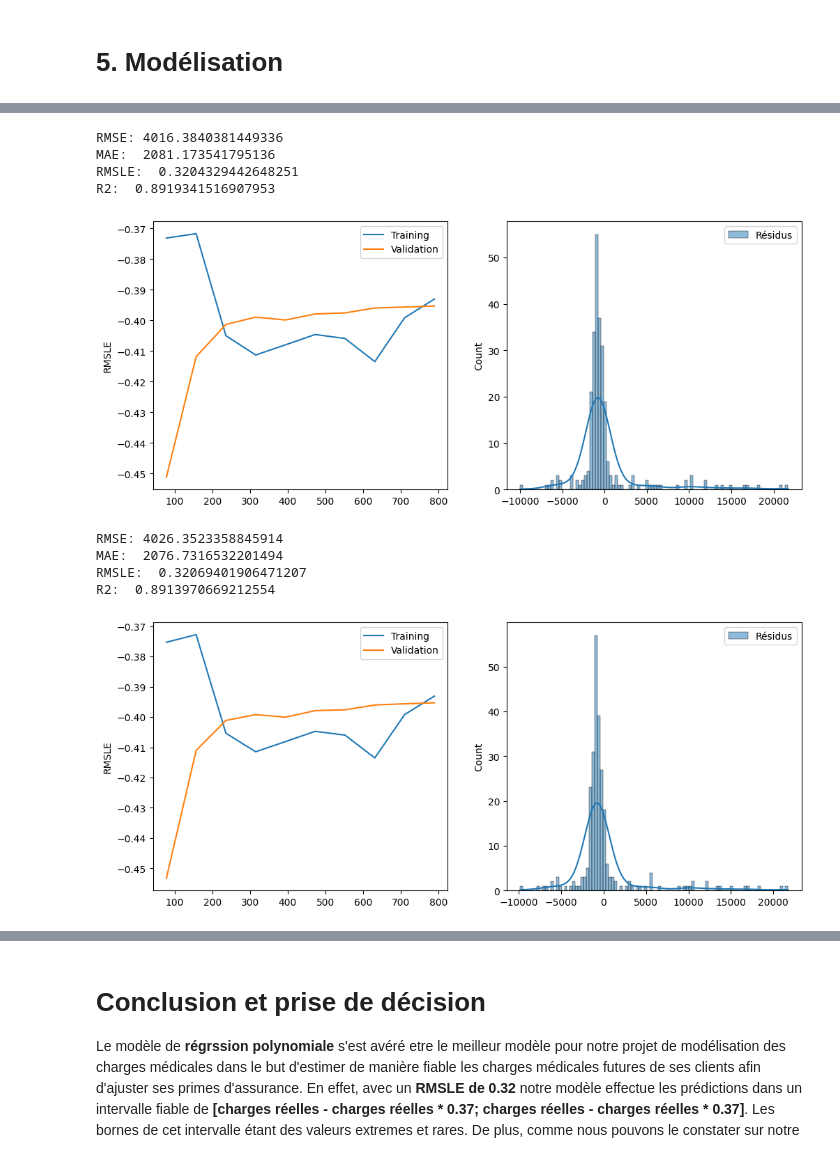
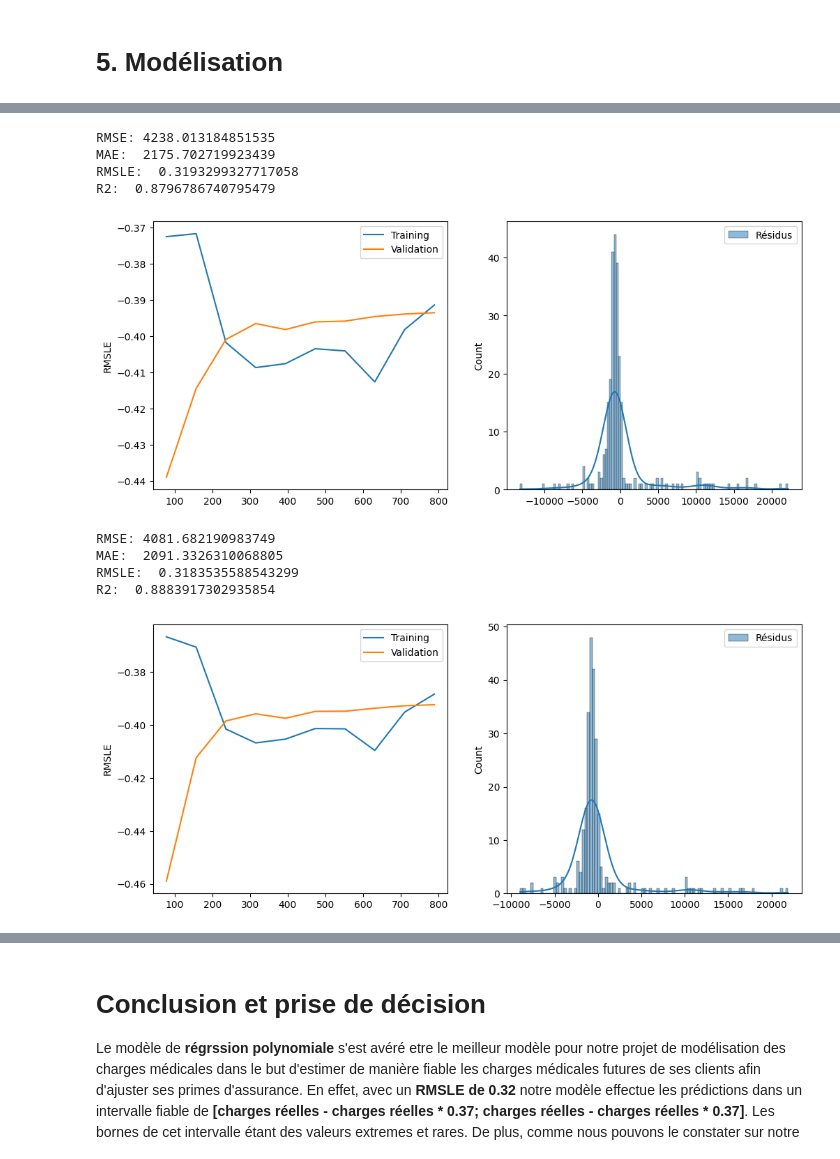
Before and after one commit to StephaneBella/MedicalExpensesEstimation, a Jupyter notebook: notebooks/02_Medical_expenses_Preprocessing&modeling.ipynb, the cells around one changed output, grey strips where cells are left out. Drawn from its saved outputs; the diff is of its cells as text; code cells hidden in the pictures.

```diff
--- a/notebooks/02_Medical_expenses_Preprocessing&modeling.ipynb
+++ b/notebooks/02_Medical_expenses_Preprocessing&modeling.ipynb
@@ -84,10 +63,7 @@ def normalisation(df):
 def preprocessing(df):
     df = gestion_nan(df)
     df = gestion_doublons(df)
-    df = encodage_categoriel(df)
-    #df = normalisation(df)
-    #df = oversampling(df)
-    x = df.drop('charges', axis=1)
+    x = df.drop(['charges', 'region'], axis=1)
     y = df['charges']
     return x, y
 # %%
@@ -111,7 +102,17 @@ from sklearn.feature_selection import SelectKBest, f_regression
+# %%
+numerical_features = x_train.drop(['sex', 'smoker'], axis=1).columns
+categorical_features = ['sex', 'smoker']
+
+preprocessor = ColumnTransformer(transformers=[
+    ('smoker',OneHotEncoder(), ['smoker']),
+    ('sex', OrdinalEncoder(), ['sex']),
+    ('num', 'passthrough', numerical_features)
+])
 # %%
-PR = make_pipeline(PolynomialFeatures(degree=2, include_bias=False), SelectKBest(f_regression, k=19), LinearRegression())
-#DT = make_pipeline(PolynomialFeatures(degree=2),DecisionTreeRegressor())
+PR = make_pipeline(preprocessor, PolynomialFeatures(degree=2, include_bias=False),
+                    SelectKBest(f_regression, k=19), LinearRegression())
+
 DT = DecisionTreeRegressor()
-RG = make_pipeline(PolynomialFeatures(degree=2, include_bias=False), Ridge())
+RG = make_pipeline(preprocessor, PolynomialFeatures(degree=2, include_bias=False), Ridge())
 RF = RandomForestRegressor(n_estimators=50)
 SVM = make_pipeline(PolynomialFeatures(degree=2, include_bias=False), SVR(kernel='linear', epsilon=0.1, C=1000 )) #, gamma=0.001))
@@ -149,3 +154,5 @@ def evaluation(model):
     plt.subplot(1, 2, 2)
     sns.histplot(residus, label='Résidus', kde=True)
     plt.legend()
+
+    return model
@@ -152,16 +174,16 @@ def evaluation(model):
 # %%
-evaluation(PR)
+PR = evaluation(PR)
 # %% [output]
-RMSE: 4016.3840381449336
-MAE:  2081.173541795136
-RMSLE:  0.3204329442648251
-R2:  0.8919341516907953
+RMSE: 4238.013184851535
+MAE:  2175.702719923439
+RMSLE:  0.3193299327717058
+R2:  0.8796786740795479
-[figure, old version]
+[figure, new version]
 # %%
-evaluation(RG)
+RG = evaluation(RG)
 # %% [output]
-RMSE: 4026.3523358845914
-MAE:  2076.7316532201494
-RMSLE:  0.32069401906471207
-R2:  0.8913970669212554
+RMSE: 4081.682190983749
+MAE:  2091.3326310068805
+RMSLE:  0.3183535588543299
+R2:  0.8883917302935854
-[figure, old version]
+[figure, new version]
```
Also changed, not shown: parts of 24 cells of this notebook, 12 other files.
